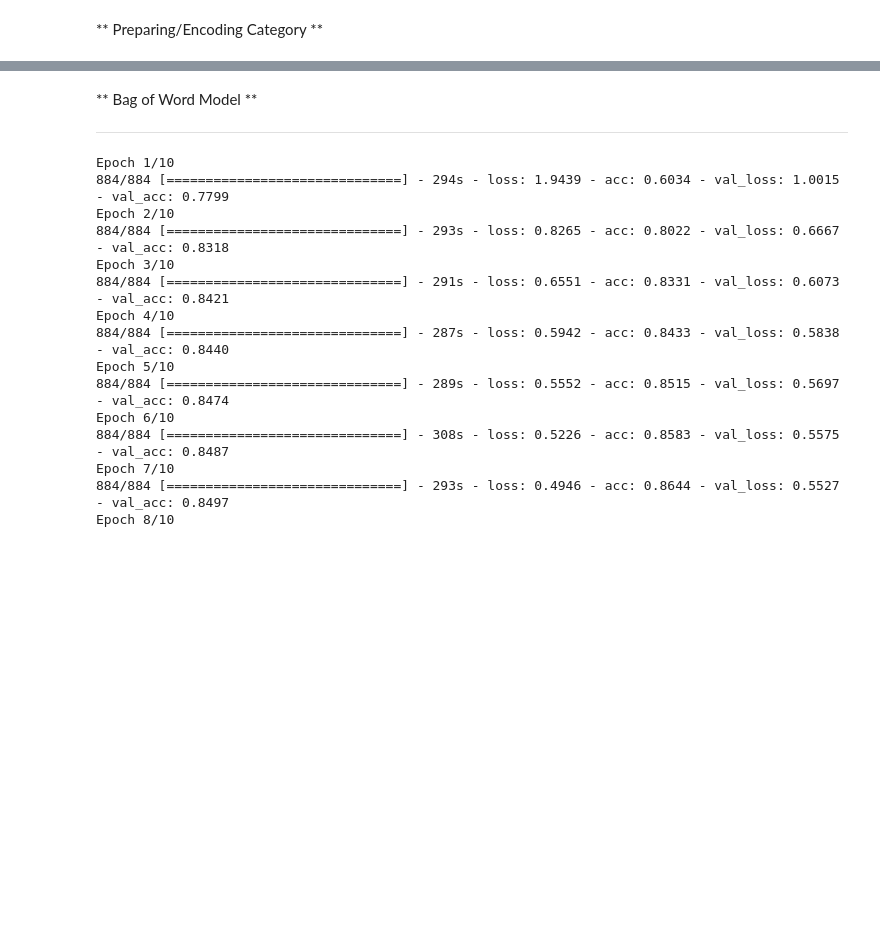
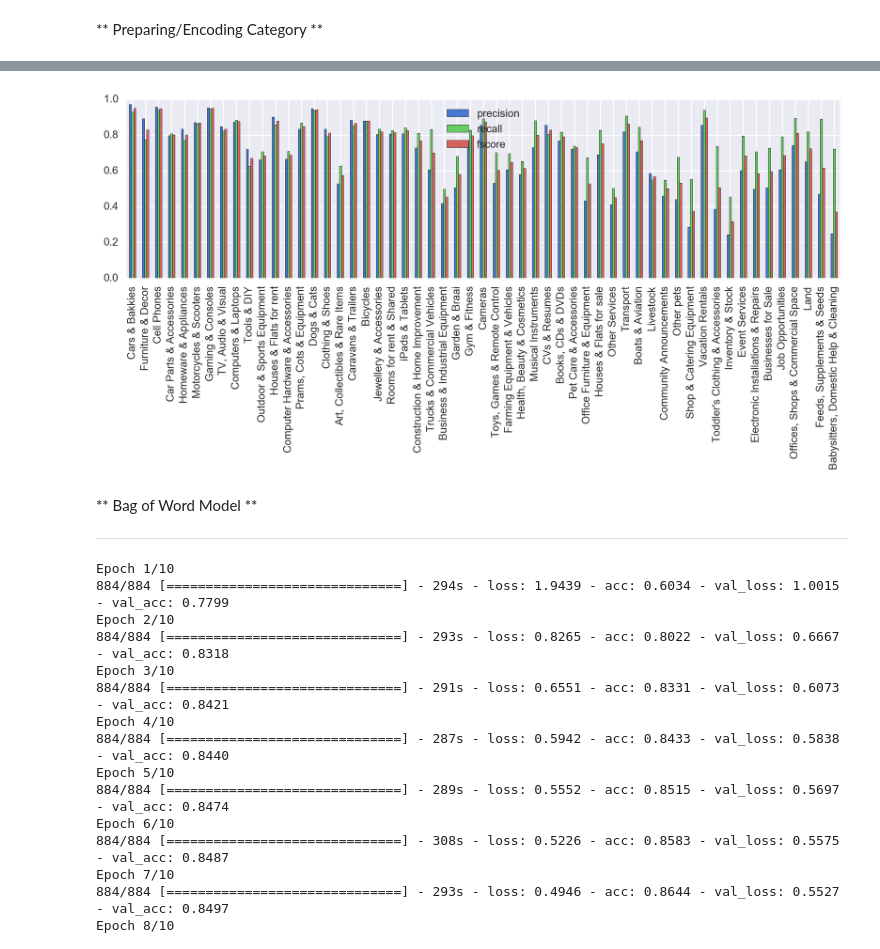
Before and after one commit to shamshad-npti/data-analytics, a Jupyter notebook: olxonsite/olx-onsite.ipynb, the cells around one changed output, grey strips where cells are left out. Drawn from its saved outputs; the diff is of its cells as text; code cells hidden in the pictures; blank space fills up the shorter version.

```diff
--- a/olxonsite/olx-onsite.ipynb
+++ b/olxonsite/olx-onsite.ipynb
@@ -132,3 +186,0 @@ df["category_id"] = encoder.transform(df.category)
-# %%
-df_full = df
-df = df.sample(frac=sample_frac)
@@ -135,5 +191,7 @@ df = df.sample(frac=sample_frac)
 # %%
-train_df = df.sample(frac=train_fraction)
-test_df = df[~df.index.isin(train_df.index)].reset_index(drop=True)
+full_df = df
+df = df.sample(frac=1.0).reset_index(drop=True)
+train_df = df.sample(frac=0.8)
+test_df = df[~(df.index.isin(train_df.index))].reset_index(drop=True)
 train_df.reset_index(drop=True, inplace=True)
 # %% [markdown]
@@ -160 +199,5 @@ def one_hot_encoding(df, category=55):
+# %%
+train_dataset, test_dataset = extract_features(train_df["full_text"],
+                                               (train_df["full_text"], test_df["full_text"]),
+                                               max_features=10000)
 # %% [markdown]
@@ -176,0 +223,6 @@ model_score(pred, test_df.category_id)
+# %%
+classifier = LogisticRegression(penalty='l2', multi_class='multinomial',
+                                max_iter=100, solver='sag', verbose=2, n_jobs=3)
+classifier = classifier.fit(train_dataset, train_df.category_id)
+display_markdown("**Train Score: {}**".format(classifier.score(train_dataset, train_df.category_id)), raw=True)
+display_markdown("**Test Score: {}**".format(classifier.score(test_dataset, test_df.category_id)), raw=True)
@@ -177,3 +250,15 @@ model_score(pred, test_df.category_id)
+# %%
+from sklearn.metrics import classification
+confusion_matrix = np.array(classification.precision_recall_fscore_support(
+        classifier.predict(test_dataset), test_df.category_id))
+
+confusion_df = pd.DataFrame(data=confusion_matrix.T,
+                     index=encoder.inverse_transform(range(55)),
+                     columns=["precision", "recall", "fscore", "support"]
+                    ).sort_values(["support"], ascending=0)
+confusion_df.drop(["support"], axis=1).plot(figsize=(12, 3), kind='bar');
+# %% [output]
+[figure, added]
 # %% [markdown]
 ** Bag of Word Model **
 
```
Also changed, not shown: parts of 32 cells of this notebook.
